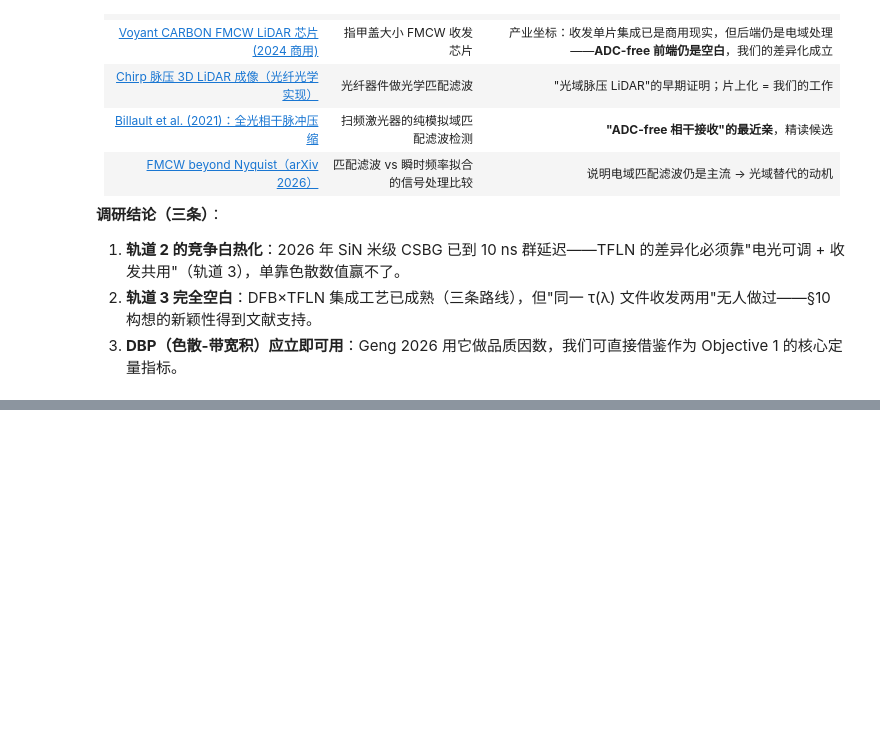
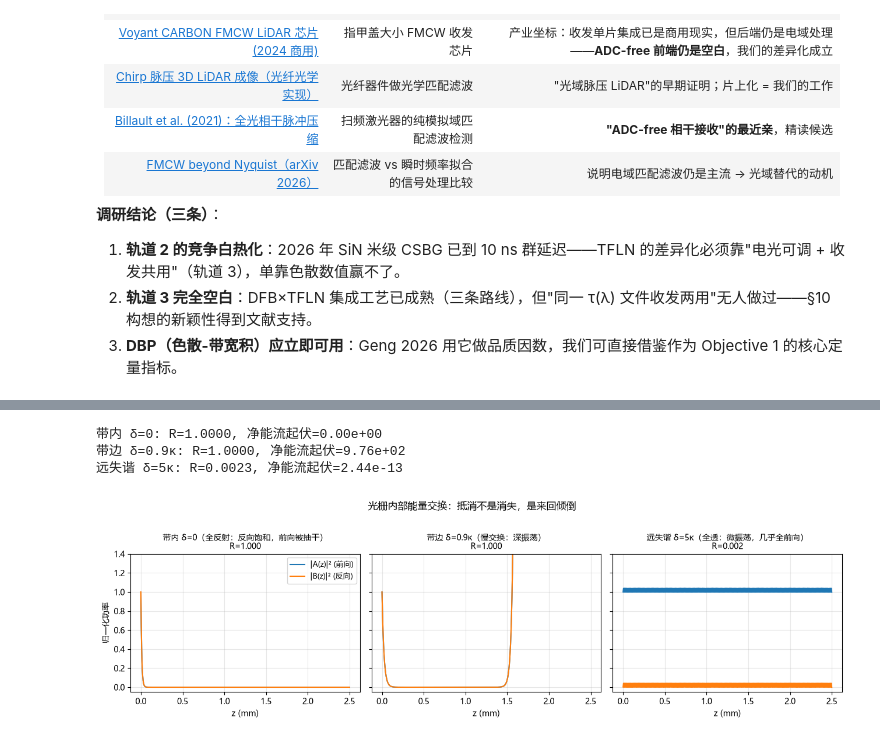
Before and after one commit to Zengyi-Xu/tfln-dispersion-lab, a Jupyter notebook: lab-note.ipynb, the cells around one changed output, grey strips where cells are left out. Saved outputs shown, nothing was run; the diff lists cells and outputs as text; code cells hidden in the pictures; blank space fills up the shorter version.

```diff
--- a/lab-note.ipynb
+++ b/lab-note.ipynb
@@ -335,0 +340,62 @@ $$(i\delta-i\gamma)(-i\delta-i\gamma)-(i\kappa)(-i\kappa) = \gamma^2+\delta^2-\k
+# %%
+import matplotlib
+from matplotlib import font_manager as _fm
+for _f in ('Microsoft YaHei', 'SimHei'):
+    try:
+        _fm.findfont(_f, fallback_to_default=False)
+        matplotlib.rcParams['font.sans-serif'] = [_f, 'DejaVu Sans']
+        break
+    except Exception:
+        continue
+matplotlib.rcParams['axes.unicode_minus'] = False
+"""光栅内部功率分布：前向/反向能量随 z 的交换（能量守恒校验）"""
+import numpy as np, matplotlib.pyplot as plt
+
+n_eff, lam_b, kappa, L = 2.2, 1550e-9, 5e4, 2.5e-3
+lam0 = 1550e-9
+c = 299792458.0
+N = 4000; dz = L/N
+lam_bz = np.full(N, lam_b)   # 均匀光栅
+
+def fields(l):
+    """返回 (r, 沿 z 的 |A|^2, |B|^2)：v(0)=[1;r]，逐步传播到 z"""
+    delta = 2*np.pi*n_eff*(1/l - 1/lam_bz)
+    g = np.sqrt(kappa**2 - delta**2 + 0j)
+    s, ch = np.sinh(g*dz)/g, np.cosh(g*dz)
+    a11,a12,a21,a22 = ch-1j*delta*s, -1j*kappa*s, 1j*kappa*s, ch+1j*delta*s
+    # 先求全光栅的 r
+    t11,t12,t21,t22 = 1+0j,0j,0j,1+0j
+    for j in range(N):
+        t11,t12,t21,t22 = (a11[j]*t11+a12[j]*t21, a11[j]*t12+a12[j]*t22,
+                           a21[j]*t11+a22[j]*t21, a21[j]*t12+a22[j]*t22)
+    r = -t21/t22
+    # 再从 v(0)=[1;r] 逐步传播，记录每片界面
+    A, B = np.empty(N+1, complex), np.empty(N+1, complex)
+    A[0], B[0] = 1, r
+    for j in range(N):
+        A[j+1] = a11[j]*A[j] + a12[j]*B[j]
+        B[j+1] = a21[j]*A[j] + a22[j]*B[j]
+    return r, np.abs(A)**2, np.abs(B)**2
+
+fig, axes = plt.subplots(1, 3, figsize=(13, 3.8), sharey=True)
+cases = [("带内 δ=0（全反射：反向饱和，前向被抽干）",  lam_b),
+         ("带边 δ=0.9κ（慢交换：深振荡）",             1/(1/lam_b - 0.9*kappa/(2*np.pi*n_eff))),
+         ("远失谐 δ=5κ（全透：微振荡，几乎全前向）",   1/(1/lam_b - 5*kappa/(2*np.pi*n_eff)))]
+for ax, (title, l) in zip(axes, cases):
+    r, PA, PB = fields(l)
+    z = np.linspace(0, L*1e3, N+1)
+    ax.plot(z, PA, label='|A(z)|² (前向)')
+    ax.plot(z, PB, label='|B(z)|² (反向)')
+    ax.set_title(title + f"\nR={abs(r)**2:.3f}", fontsize=10)
+    ax.set_xlabel('z (mm)'); ax.grid(alpha=.3); ax.set_ylim(-0.05, 1.4)
+    # 无损耗校验：净能流 |A|²-|B|² 沿 z 恒定
+    J = PA - PB
+    print(f"{title.split('（')[0]}: R={abs(r)**2:.4f}, 净能流起伏={J.max()-J.min():.2e}")
+axes[0].set_ylabel('归一化功率'); axes[0].legend(fontsize=9)
+fig.suptitle('光栅内部能量交换：抵消不是消失，是来回倾倒', y=1.02)
+fig.tight_layout(); plt.show()
+# %% [output]
+带内 δ=0: R=1.0000, 净能流起伏=0.00e+00
+带边 δ=0.9κ: R=1.0000, 净能流起伏=9.76e+02
+远失谐 δ=5κ: R=0.0023, 净能流起伏=2.44e-13
+[figure, added]
```
Also changed, not shown: parts of 1 cell of this notebook, 1 other file.
